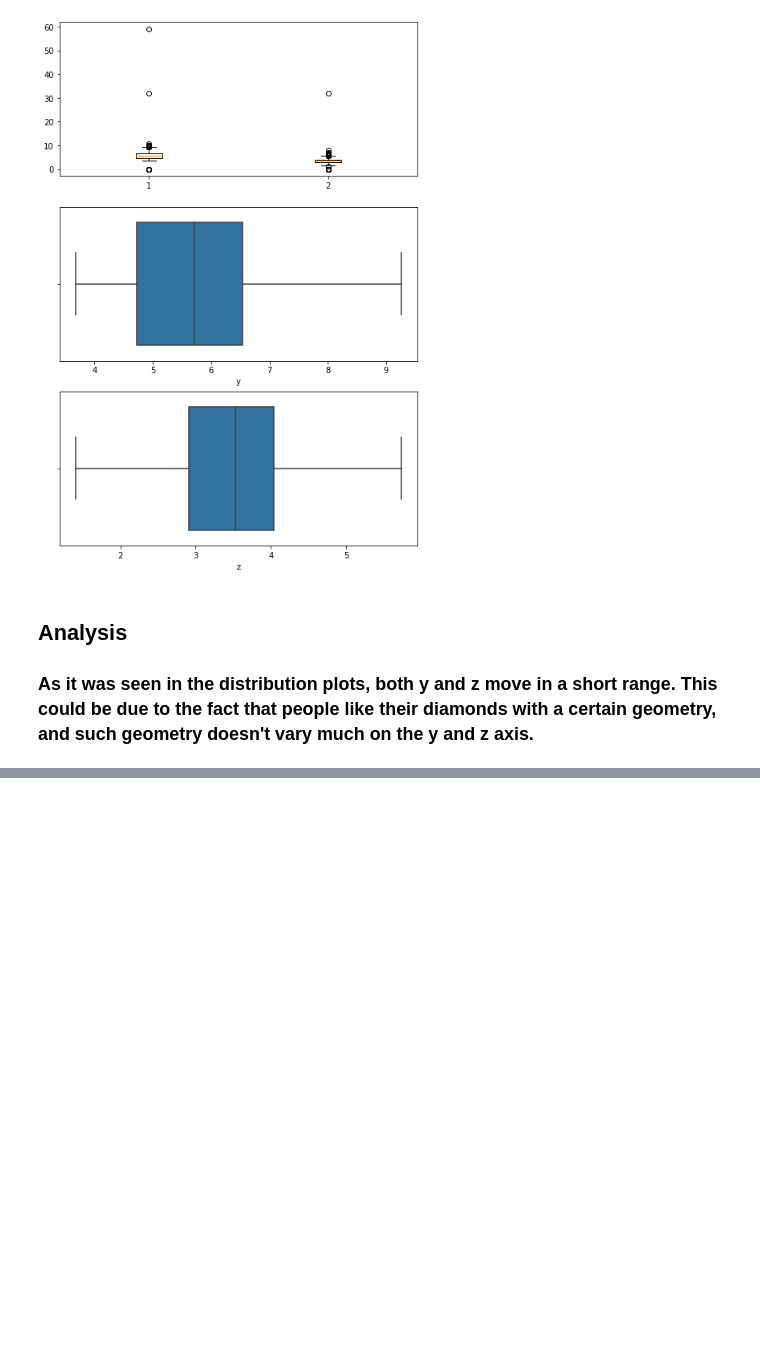
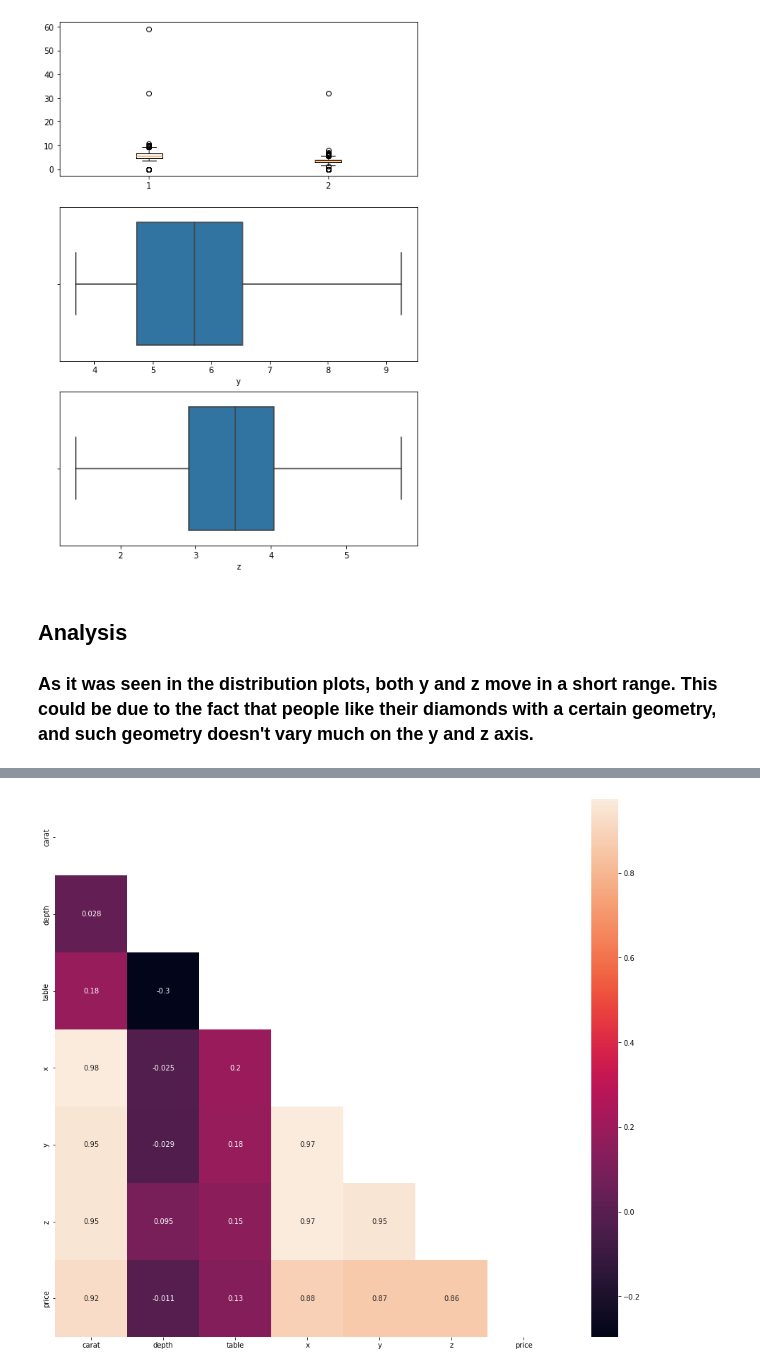
Before and after one commit to jamate16/datascience_notebooks, a Jupyter notebook: regression-1-diamonds.ipynb, the cells around one changed output, grey strips where cells are left out. Saved outputs shown, nothing was run; the diff lists cells and outputs as text; code cells hidden in the pictures; blank space fills up the shorter version.

```diff
--- a/regression-1-diamonds.ipynb
+++ b/regression-1-diamonds.ipynb
@@ -155,0 +176,19 @@ plt.show()
+# %%
+# Now let's see the effect of each numerical var over the price
+fig, ax = plt.subplots(figsize=(16, 14))
+
+# For easier visualiztion let's move the price column to the end of the dataframe
+def move_col_to_last(df, col):
+    """Moves column of pandas data frame to the end, helps with visualization of correlation matrices"""
+    df_mod = df.copy().drop(columns=col) # It is good practice to avoid making changes to the original dataframe
+    df_mod[col] = df[col]
+    return df_mod
+
+df_mod = move_col_to_last(df_data, "price")
+
+corr_matrix = df_mod.corr()
+mask = np.triu(np.ones_like(corr_matrix)) # Only visualize upper diagonal
+sns.heatmap(corr_matrix, annot=True, mask=mask, ax=ax)
+plt.show()
+# %% [output]
+[figure, added]
```
Also changed, not shown: parts of 6 cells of this notebook.
